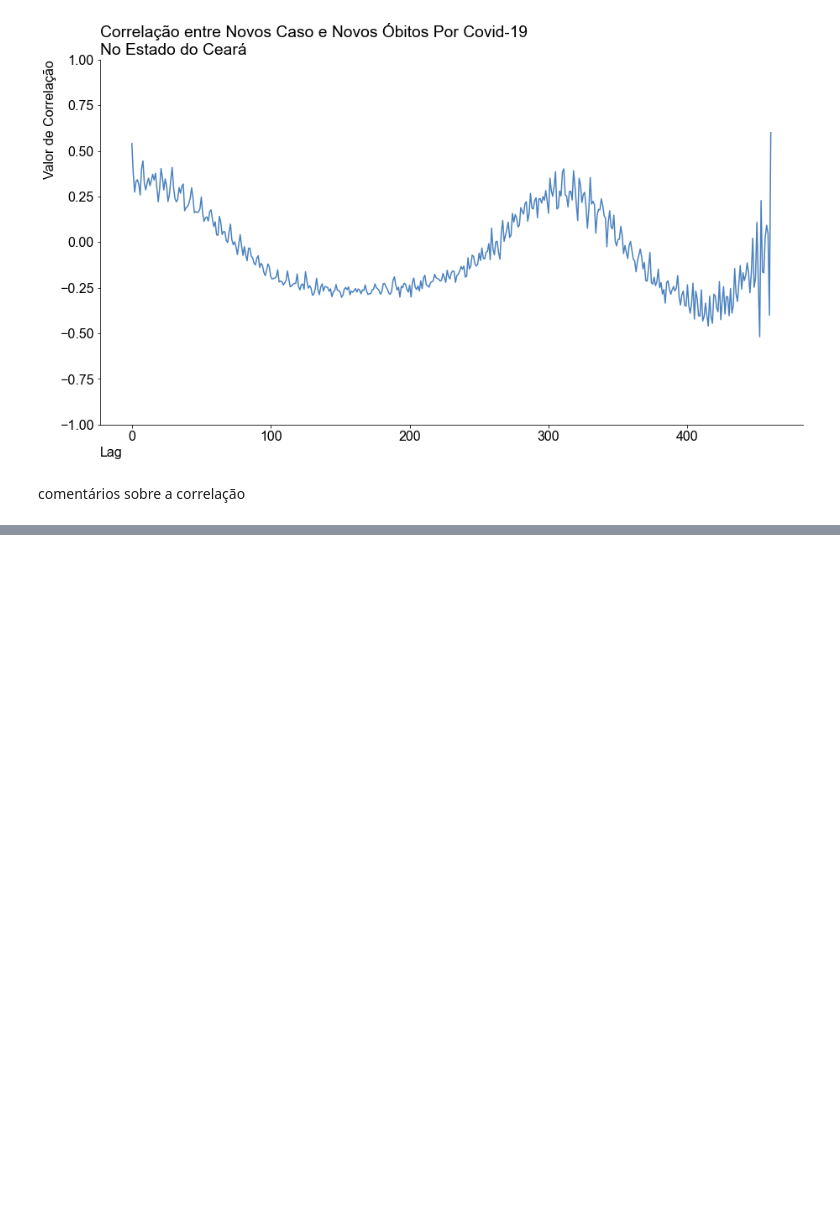
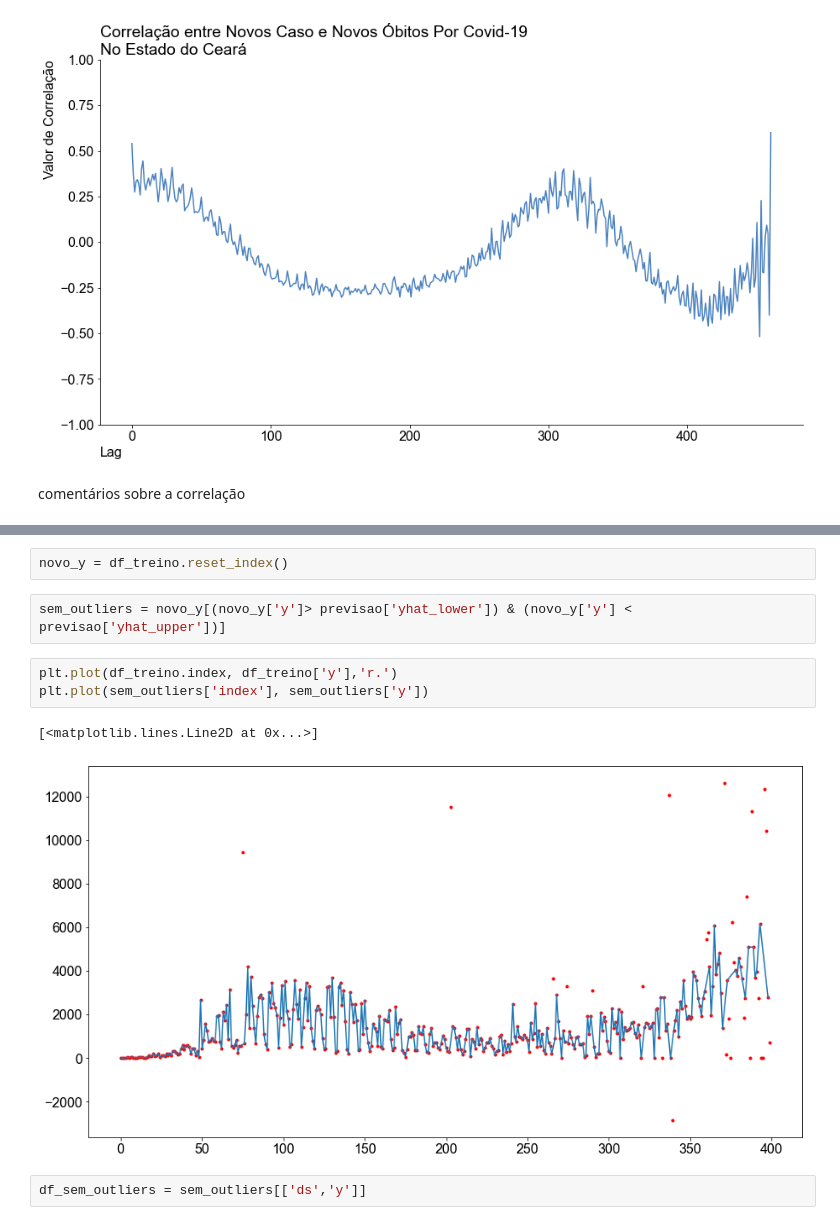
Before and after one commit to diascarolina/projeto-series-temporais-covid, a Jupyter notebook: notebooks/projeto-series-temporais-covid.ipynb, the cells around one changed output, grey strips where cells are left out. Saved outputs shown, nothing was run; the diff lists cells and outputs as text; blank space fills up the shorter version.

```diff
--- a/notebooks/projeto-series-temporais-covid.ipynb
+++ b/notebooks/projeto-series-temporais-covid.ipynb
@@ -246,0 +412,12 @@ comentários sobre a correlação
+# %%
+novo_y = df_treino.reset_index()
+# %%
+sem_outliers = novo_y[(novo_y['y']> previsao['yhat_lower']) & (novo_y['y'] < previsao['yhat_upper'])]
+# %%
+plt.plot(df_treino.index, df_treino['y'],'r.')
+plt.plot(sem_outliers['index'], sem_outliers['y'])
+# %% [output]
+[<matplotlib.lines.Line2D at 0x...>]
+[figure, added]
+# %%
+df_sem_outliers = sem_outliers[['ds','y']]
```
Also changed, not shown: parts of 74 cells of this notebook.
